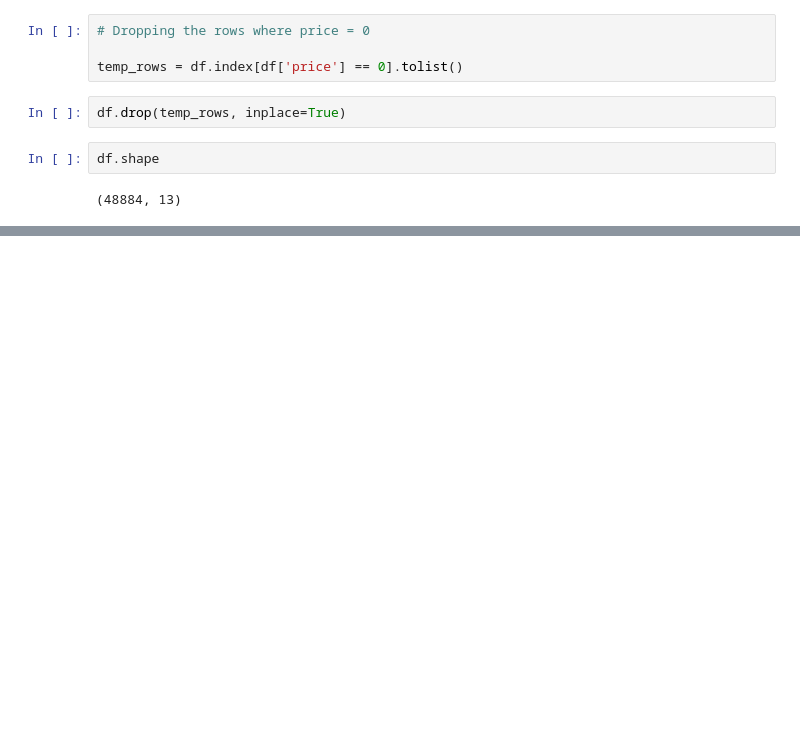
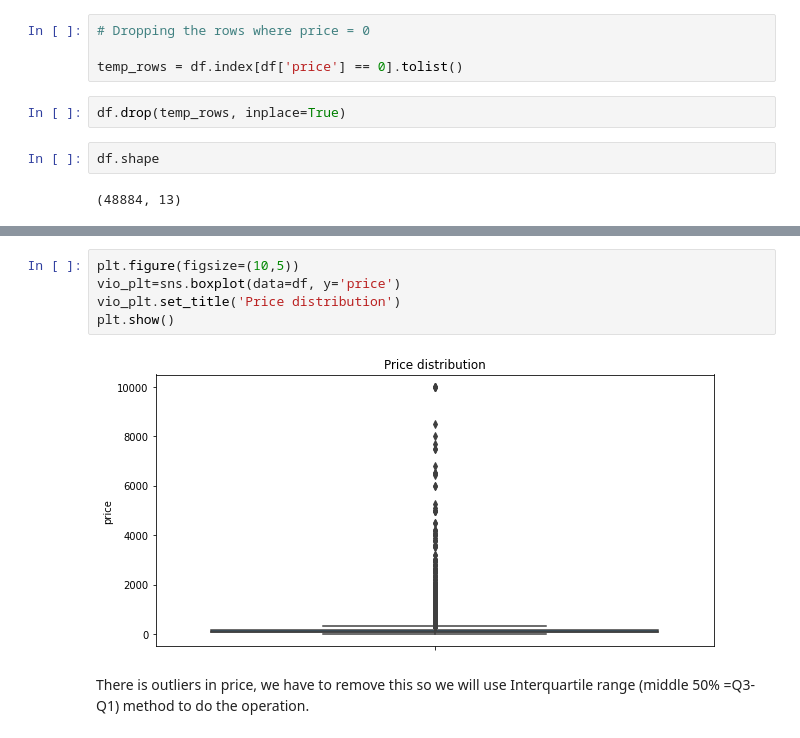
Before and after one commit to ShivanshSingh000/Airbnb-Data-Analysis, a Jupyter notebook: My_Individual_Airbnb_Bookings_Analysis_Project.ipynb, the cells around one changed output, grey strips where cells are left out. Saved outputs shown, nothing was run; the diff lists cells and outputs as text; blank space fills up the shorter version.

```diff
--- a/My_Individual_Airbnb_Bookings_Analysis_Project.ipynb
+++ b/My_Individual_Airbnb_Bookings_Analysis_Project.ipynb
@@ -211,0 +231,9 @@ df.shape
+# %%
+plt.figure(figsize=(10,5))
+vio_plt=sns.boxplot(data=df, y='price')
+vio_plt.set_title('Price distribution')
+plt.show()
+# %% [output]
+[figure, added]
+# %% [markdown]
+There is outliers in price, we have to remove this so we will use Interquartile range (middle 50% =Q3-Q1) method to do the operation.
```
Also changed, not shown: parts of 19 cells of this notebook.
